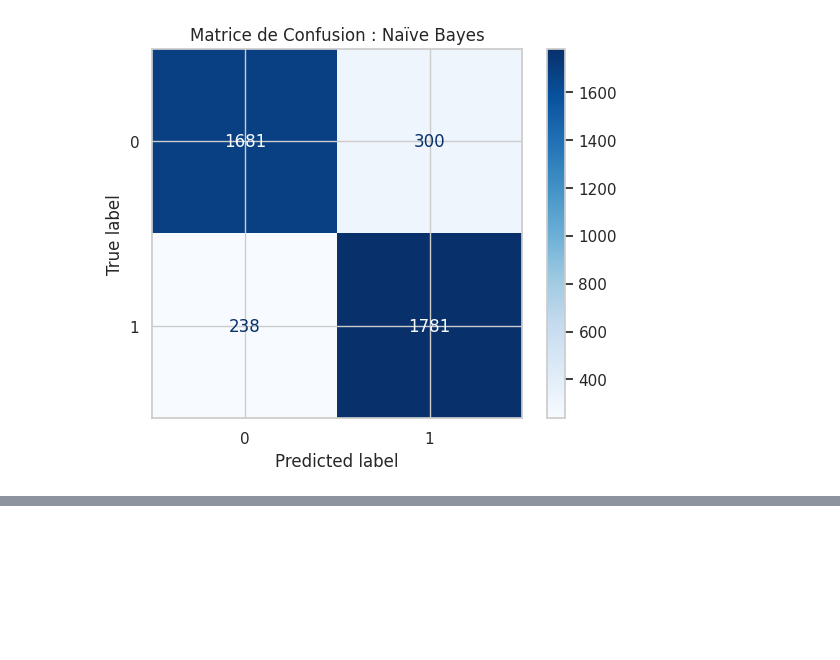
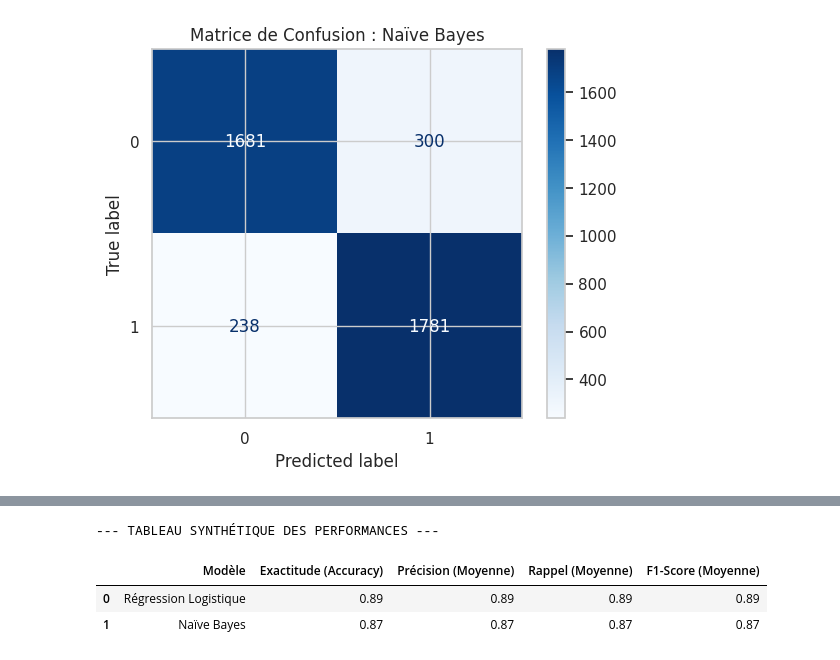
Before and after one commit to pmlade23-droid/Analyse-Sentiment-IMDb., a Jupyter notebook: projet.ipynb, the cells around one changed output, grey strips where cells are left out. Cells and saved outputs as stored; diff of their text form; code cells hidden in the pictures; blank space fills up the shorter version.

```diff
--- a/projet.ipynb
+++ b/projet.ipynb
@@ -389,0 +393,21 @@ weighted avg       0.87      0.87      0.87      4000
+# %%
+import pandas as pd
+
+# Préparation des données de synthèse
+data = {
+    "Modèle": ["Régression Logistique", "Naïve Bayes"],
+    "Exactitude (Accuracy)": [0.89, 0.87],
+    "Précision (Moyenne)": [0.89, 0.87],
+    "Rappel (Moyenne)": [0.89, 0.87],
+    "F1-Score (Moyenne)": [0.89, 0.87]
+}
+
+# Création et affichage du tableau
+df_synthese = pd.DataFrame(data)
+print("--- TABLEAU SYNTHÉTIQUE DES PERFORMANCES ---")
+display(df_synthese)
+# %% [output]
+--- TABLEAU SYNTHÉTIQUE DES PERFORMANCES ---
+|  | Modèle | Exactitude (Accuracy) | Précision (Moyenne) | Rappel (Moyenne) | F1-Score (Moyenne) |
+| 0 | Régression Logistique | 0.89 | 0.89 | 0.89 | 0.89 |
+| 1 | Naïve Bayes | 0.87 | 0.87 | 0.87 | 0.87 |
```
Also changed, not shown: parts of 1 cell of this notebook.
